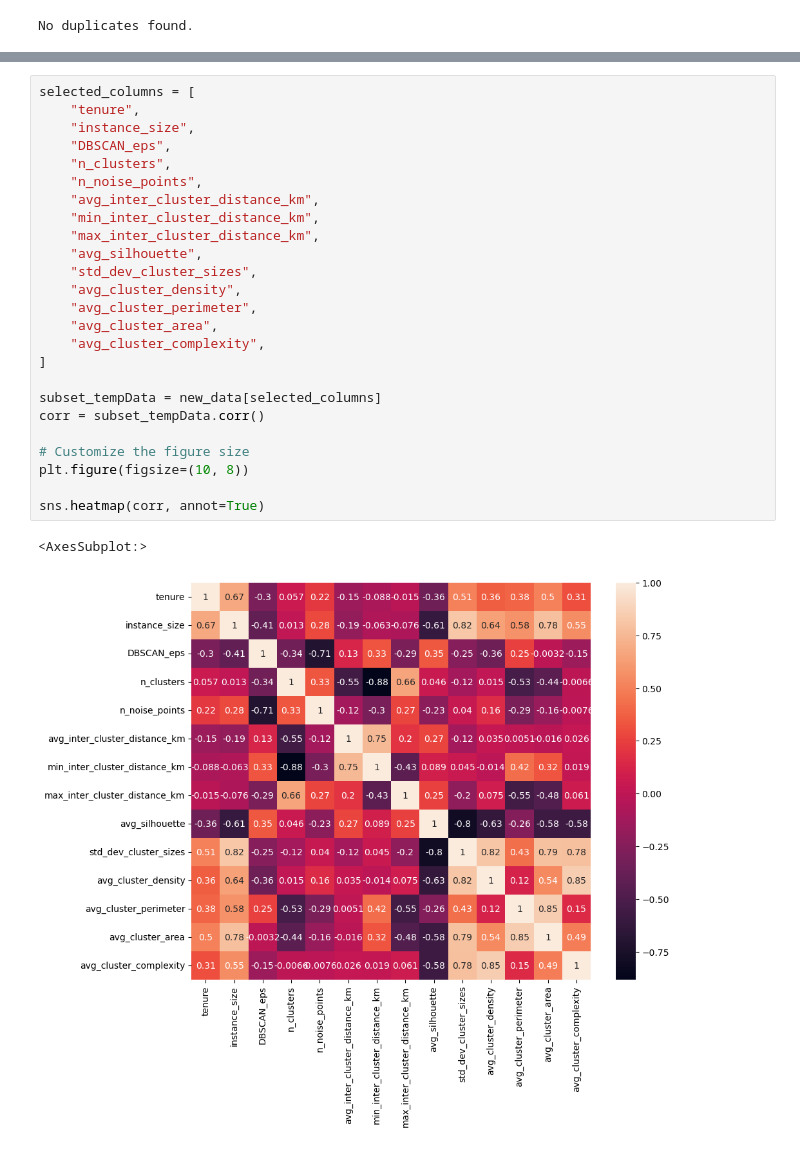
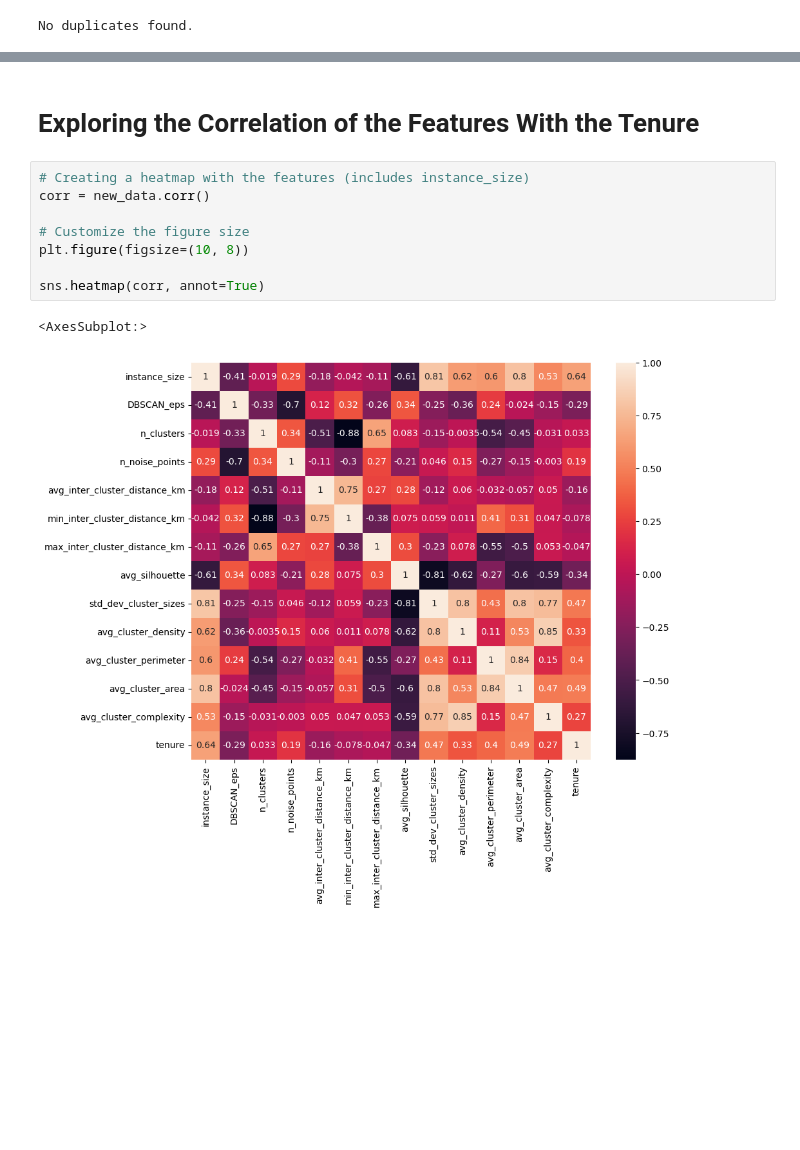
Before and after one commit to Fera13/Thesis-Project, a Jupyter notebook: predictTenure.ipynb, the cells around one changed output, grey strips where cells are left out. Drawn from its saved outputs; the diff is of its cells as text; blank space fills up the shorter version.

```diff
--- a/predictTenure.ipynb
+++ b/predictTenure.ipynb
@@ -159,28 +340,13 @@ new_data = clean_data[columns_to_keep]
+# %% [markdown]
+# Exploring the Correlation of the Features With the Tenure
 # %%
-selected_columns = [
-    "tenure",
-    "instance_size",
-    "DBSCAN_eps",
-    "n_clusters",
-    "n_noise_points",
-    "avg_inter_cluster_distance_km",
-    "min_inter_cluster_distance_km",
-    "max_inter_cluster_distance_km",
-    "avg_silhouette",
-    "std_dev_cluster_sizes",
-    "avg_cluster_density",
-    "avg_cluster_perimeter",
-    "avg_cluster_area",
-    "avg_cluster_complexity",
-]
-
-subset_tempData = new_data[selected_columns]
-corr = subset_tempData.corr()
+# Creating a heatmap with the features (includes instance_size)
+corr = new_data.corr()
 
 # Customize the figure size
 plt.figure(figsize=(10, 8))
 
 sns.heatmap(corr, annot=True)
 # %% [output]
 <AxesSubplot:>
-[figure, old version]
+[figure, new version]
```
Also changed, not shown: parts of 41 cells of this notebook, 4 other files.
